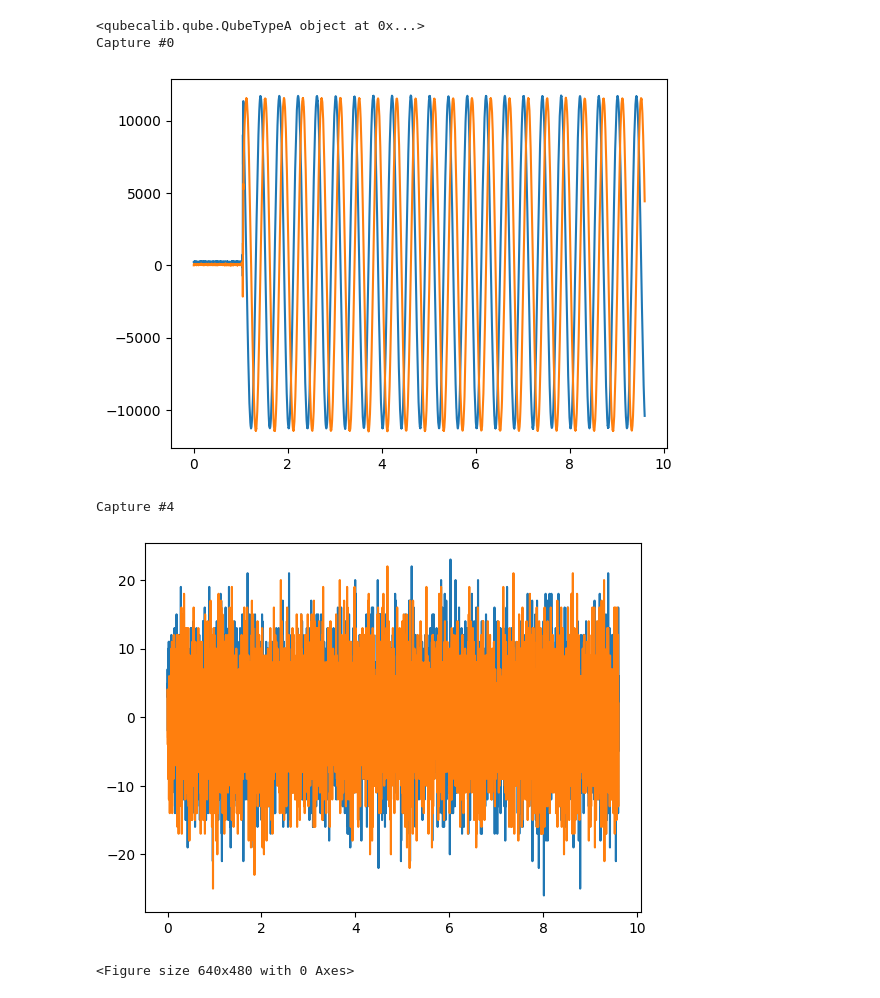
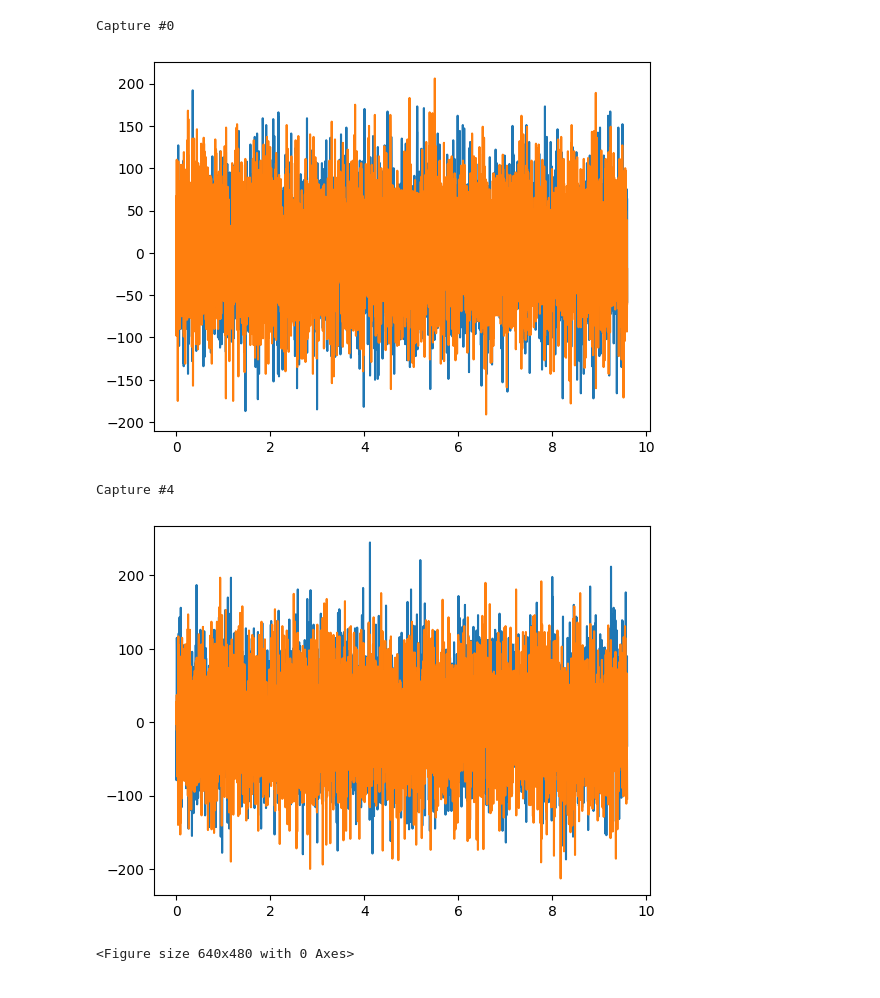
Before and after one commit to quel-inc/qube-jupyter-lab, a Jupyter notebook: SimpleSendRecv.ipynb, the cells around one changed output. Saved outputs shown, nothing was run; the diff lists cells and outputs as text; code cells hidden in the pictures.

```diff
--- a/SimpleSendRecv.ipynb
+++ b/SimpleSendRecv.ipynb
@@ -1,7 +1,7 @@
 # %%
 ## BEGIN OF TARGET CONFIGURATION
 
-TARGET_QUBE = 'qube_ou_2-10.yml'
+TARGET_QUBE = '10.1.0.40'
 CAPTURE_DELAY = 0
 SAVE_DIR = "result_send_recv/"
 NUM_WAIT_VALUE = 16
@@ -20,25 +20,13 @@ from e7awgsw import CaptureModule, AWG, AwgCtrl, CaptureCtrl, WaveSequence, Capt
 from e7awgsw.labrad import RemoteAwgCtrl, RemoteCaptureCtrl
 
 d = {
-    'PATH_TO_QUBECALIB': '{}/qube-calib/qubecalib'.format(os.getcwd()),
-    'PATH_TO_E7AWGSW': '{}/qube-calib/e7awg_sw'.format(os.getcwd()),
-    'PATH_TO_QUBELSI': '{}/qube-calib/adi_api_mod/python/qubelsi'.format(os.getcwd()),
     'PATH_TO_QUBEMASTER': '{}/qube_master/software'.format(os.getcwd()),
 }
 for k, p in d.items():
     if not p in sys.path:
         sys.path.insert(1, p)
 
-import qubecalib as qc
-import qubecalib.meas
 import qubemasterclient
-
-qc.qube.PATH_TO_API='{}/qube-calib/adi_api_mod'.format(os.getcwd())
-qc.qube.PATH_TO_CONFIG='{}/qube-calib/.config'.format(os.getcwd())
-qc.qube.PATH_TO_BITFILE='{}/qube_multi/bin_20220613'.format(os.getcwd())
-
-qube = qc.Qube.create(TARGET_QUBE)
-print(qube)
 
 def set_trigger_awg(cap_ctrl, awg, capture_modules):
     for cap_mod_id in capture_modules:
@@ -190,36 +178,35 @@ def main(awgs, capture_modules, ip_addr, use_labrad, server_ip_addr, num_wait_wo
         # キャプチャ完了待ち
         cap_ctrl.wait_for_capture_units_to_stop(timeout, *capture_units)
         # エラーチェック
         check_err(awg_ctrl, cap_ctrl, awgs, capture_units)
         # キャプチャデータ取得
         capture_unit_to_capture_data = get_capture_data(cap_ctrl, capture_units)
         # 波形保存
         awg_to_wave_data = {awg: wave_seq.all_samples(False) for awg, wave_seq in awg_to_wave_sequence.items()}
         if save_data:
             save_wave_data('awg', AwgCtrl.SAMPLING_RATE, awg_to_wave_data, save_dir)
             save_wave_data('capture', CaptureCtrl.SAMPLING_RATE, capture_unit_to_capture_data, save_dir)
         return capture_unit_to_capture_data
 
 awgs = AWG.all()
 capture_modules = CaptureModule.all()
-ret = main(awgs, capture_modules, qube.ipfpga, False, 'localhost', NUM_WAIT_VALUE, SAVE_DIR, TIME_OUT, False, False)
+ret = main(awgs, capture_modules, TARGET_QUBE, False, 'localhost', NUM_WAIT_VALUE, SAVE_DIR, TIME_OUT, False, False)
 
 %matplotlib inline
 import matplotlib.pyplot as plt
 
 for i in [0,4]:
     print('Capture #{}'.format(i))
     s = slice(0,-1)
     a = np.array(ret[i])
     time = np.linspace(0, 1e+6 * a.shape[0] / CaptureCtrl.SAMPLING_RATE, a.shape[0], endpoint=False)
     plt.plot(time[s], a[s,0])
     plt.plot(time[s], a[s,1])
     plt.show()
     plt.clf()
 # %% [output]
-<qubecalib.qube.QubeTypeA object at 0x...>
 Capture #0
-[figure, old version]
+[figure, new version]
 Capture #4
-[figure, old version]
+[figure, new version]
 <Figure size 640x480 with 0 Axes>
```
Also changed, not shown: 5 other files.
